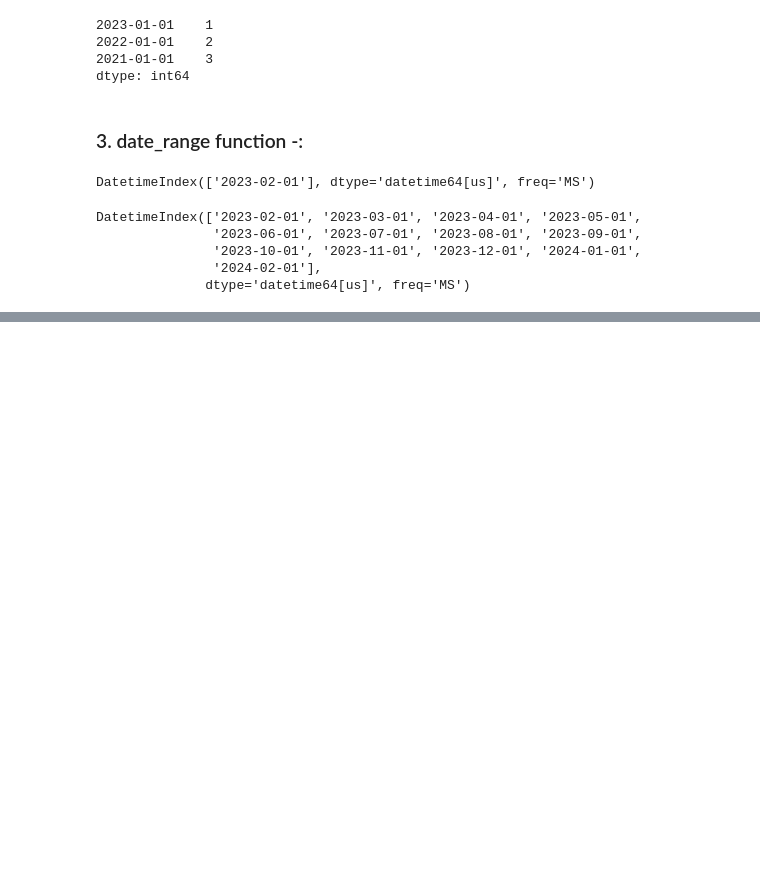
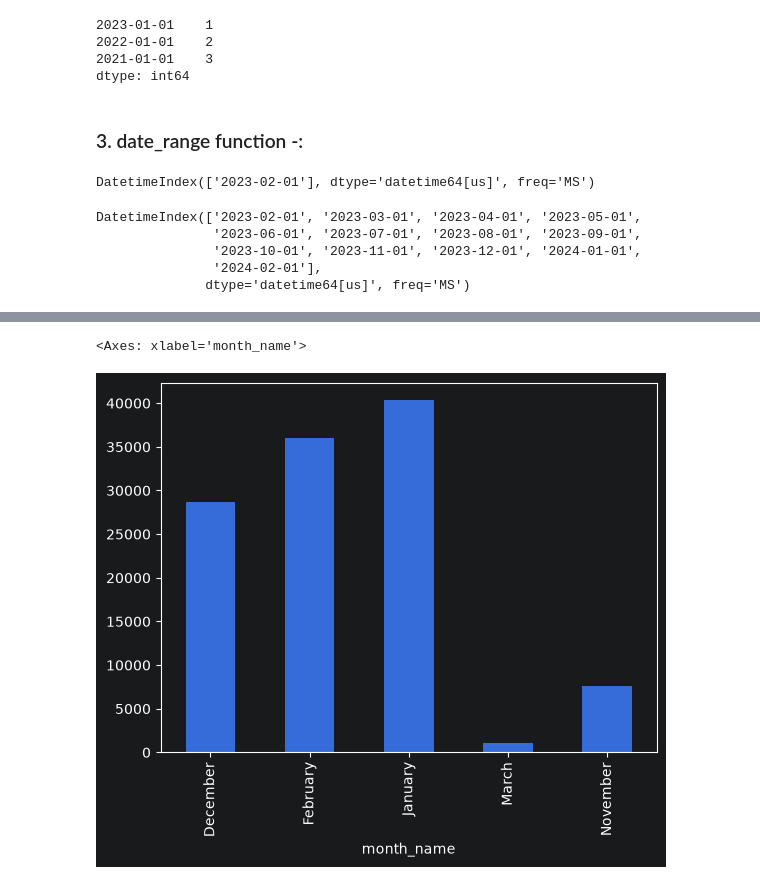
Before and after one commit to lakshay-shukla/Pandas, a Jupyter notebook: Pandas String, Data and Time/2. Pandas Date and Time.ipynb, the cells around one changed output, grey strips where cells are left out. Drawn from its saved outputs; the diff is of its cells as text; code cells hidden in the pictures; blank space fills up the shorter version.

```diff
--- a/Pandas String, Data and Time/2. Pandas Date and Time.ipynb
+++ b/Pandas String, Data and Time/2. Pandas Date and Time.ipynb
@@ -140,0 +243,5 @@ pd.date_range(start='2023/1/5',periods=25,freq='M')
+# %%
+df.groupby('month_name')['INR'].sum().plot(kind='bar')
+# %% [output]
+<Axes: xlabel='month_name'>
+[figure, added]
```
Also changed, not shown: parts of 15 cells of this notebook, 1 other file.
